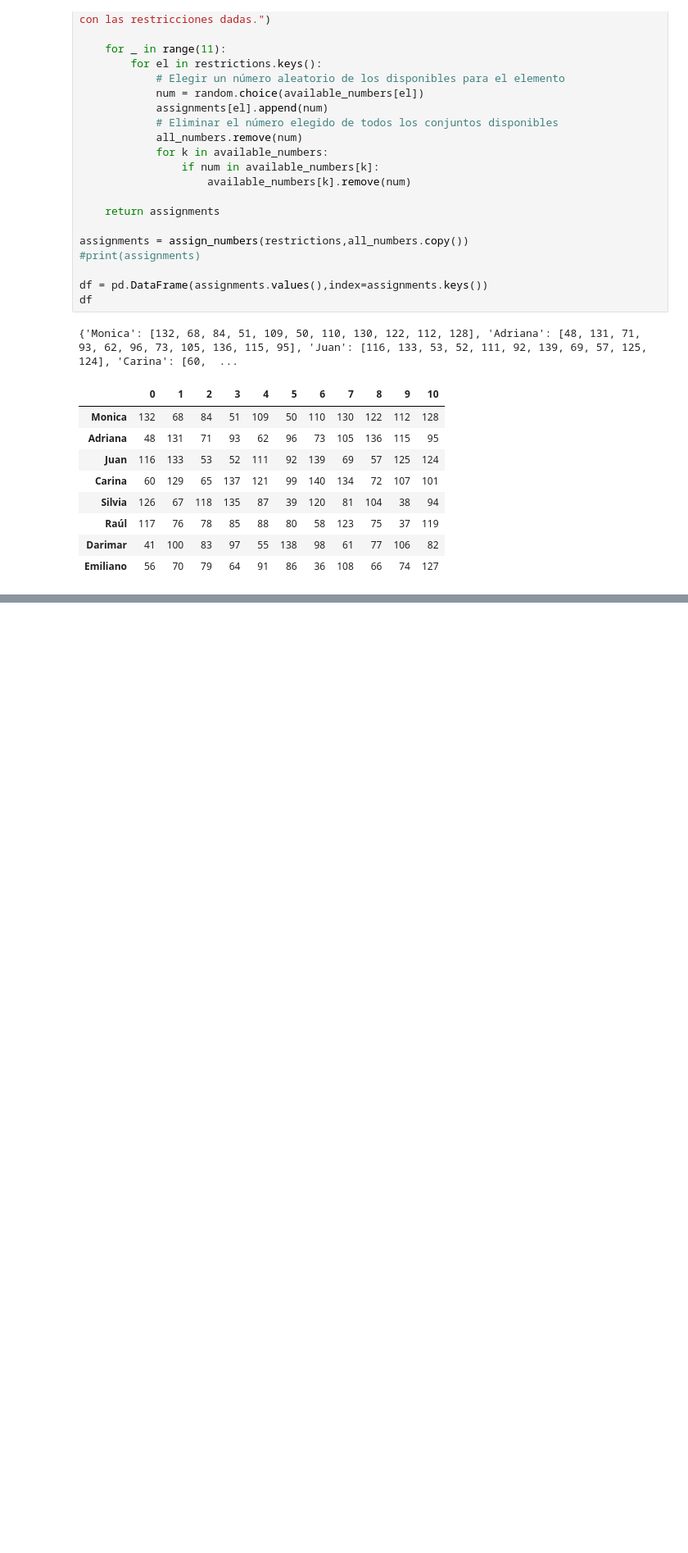
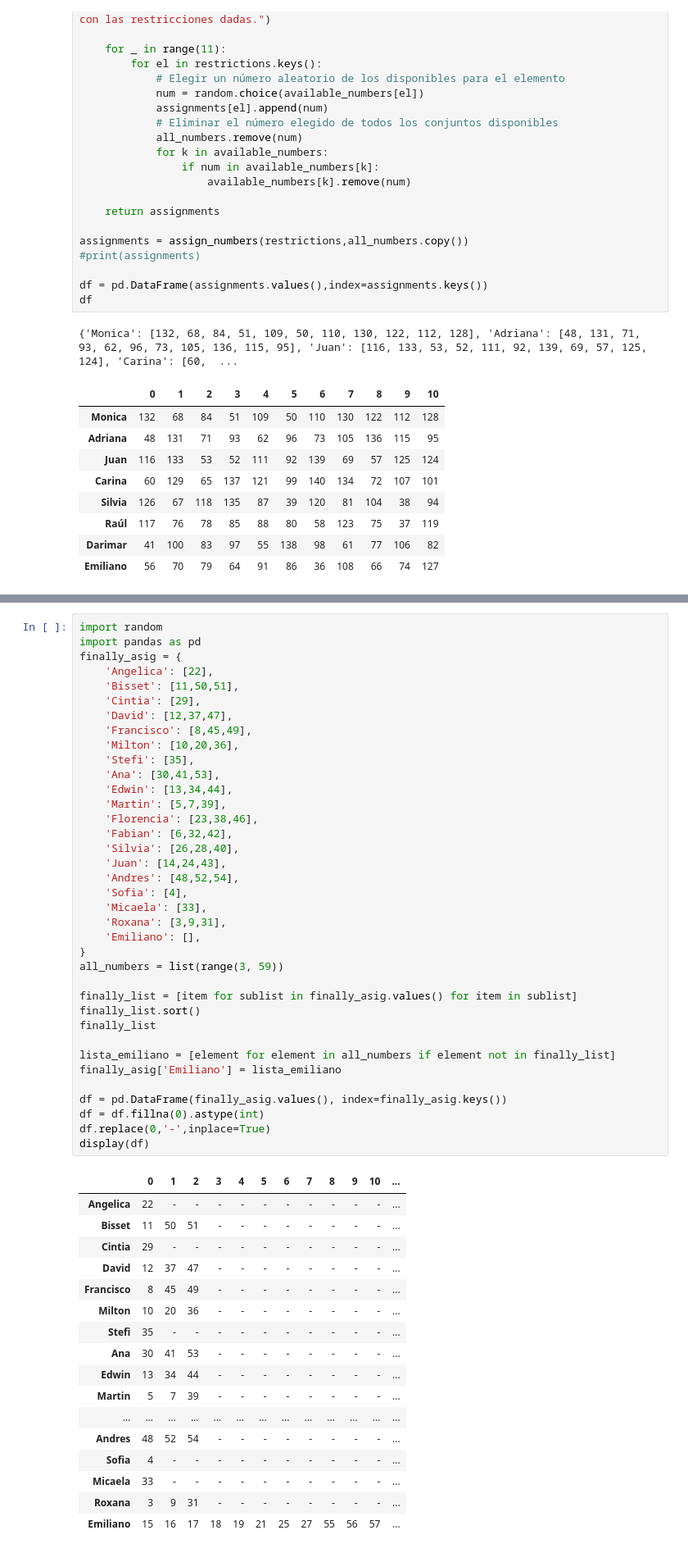
Before and after one commit to emzima24/principalEmzima, a Jupyter notebook: principalEmzima/python/codigosVarios/sorteo_condiciones.ipynb, the cells around one changed output, grey strips where cells are left out. Shown at 82% size. Drawn from its saved outputs; the diff is of its cells as text; blank space fills up the shorter version.

```diff
--- a/principalEmzima/python/codigosVarios/sorteo_condiciones.ipynb
+++ b/principalEmzima/python/codigosVarios/sorteo_condiciones.ipynb
@@ -58,0 +354,55 @@ df
+# %%
+import random
+import pandas as pd
+finally_asig = {
+    'Angelica': [22],
+    'Bisset': [11,50,51],
+    'Cintia': [29],
+    'David': [12,37,47],
+    'Francisco': [8,45,49],
+    'Milton': [10,20,36],
+    'Stefi': [35],
+    'Ana': [30,41,53],
+    'Edwin': [13,34,44],
+    'Martin': [5,7,39],
+    'Florencia': [23,38,46],
+    'Fabian': [6,32,42],
+    'Silvia': [26,28,40],
+    'Juan': [14,24,43],
+    'Andres': [48,52,54],
+    'Sofia': [4],
+    'Micaela': [33],
+    'Roxana': [3,9,31],
+    'Emiliano': [],
+}
+all_numbers = list(range(3, 59))
+
+finally_list = [item for sublist in finally_asig.values() for item in sublist]
+finally_list.sort()
+finally_list
+
+lista_emiliano = [element for element in all_numbers if element not in finally_list]
+finally_asig['Emiliano'] = lista_emiliano
+
+df = pd.DataFrame(finally_asig.values(), index=finally_asig.keys())
+df = df.fillna(0).astype(int)
+df.replace(0,'-',inplace=True)
+display(df)
+# %% [output]
+|  | 0 | 1 | 2 | 3 | 4 | 5 | 6 | 7 | 8 | 9 | 10 | ... |
+| Angelica | 22 | - | - | - | - | - | - | - | - | - | - | ... |
+| Bisset | 11 | 50 | 51 | - | - | - | - | - | - | - | - | ... |
+| Cintia | 29 | - | - | - | - | - | - | - | - | - | - | ... |
+| David | 12 | 37 | 47 | - | - | - | - | - | - | - | - | ... |
+| Francisco | 8 | 45 | 49 | - | - | - | - | - | - | - | - | ... |
+| Milton | 10 | 20 | 36 | - | - | - | - | - | - | - | - | ... |
+| Stefi | 35 | - | - | - | - | - | - | - | - | - | - | ... |
+| Ana | 30 | 41 | 53 | - | - | - | - | - | - | - | - | ... |
+| Edwin | 13 | 34 | 44 | - | - | - | - | - | - | - | - | ... |
+| Martin | 5 | 7 | 39 | - | - | - | - | - | - | - | - | ... |
+| ... | ... | ... | ... | ... | ... | ... | ... | ... | ... | ... | ... | ... |
+| Andres | 48 | 52 | 54 | - | - | - | - | - | - | - | - | ... |
+| Sofia | 4 | - | - | - | - | - | - | - | - | - | - | ... |
+| Micaela | 33 | - | - | - | - | - | - | - | - | - | - | ... |
+| Roxana | 3 | 9 | 31 | - | - | - | - | - | - | - | - | ... |
+| Emiliano | 15 | 16 | 17 | 18 | 19 | 21 | 25 | 27 | 55 | 56 | 57 | ... |
```
Also changed, not shown: parts of 6 cells of this notebook, 12 other files.
